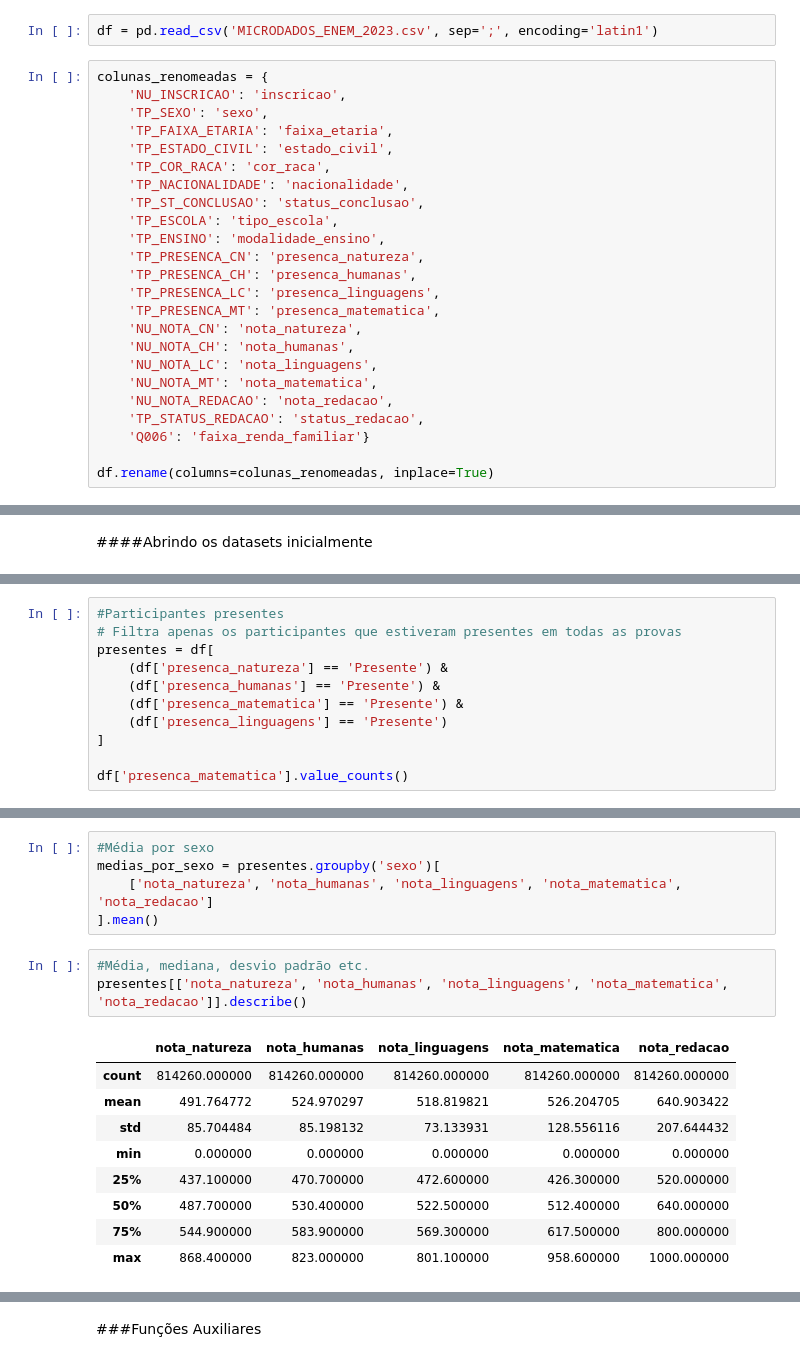
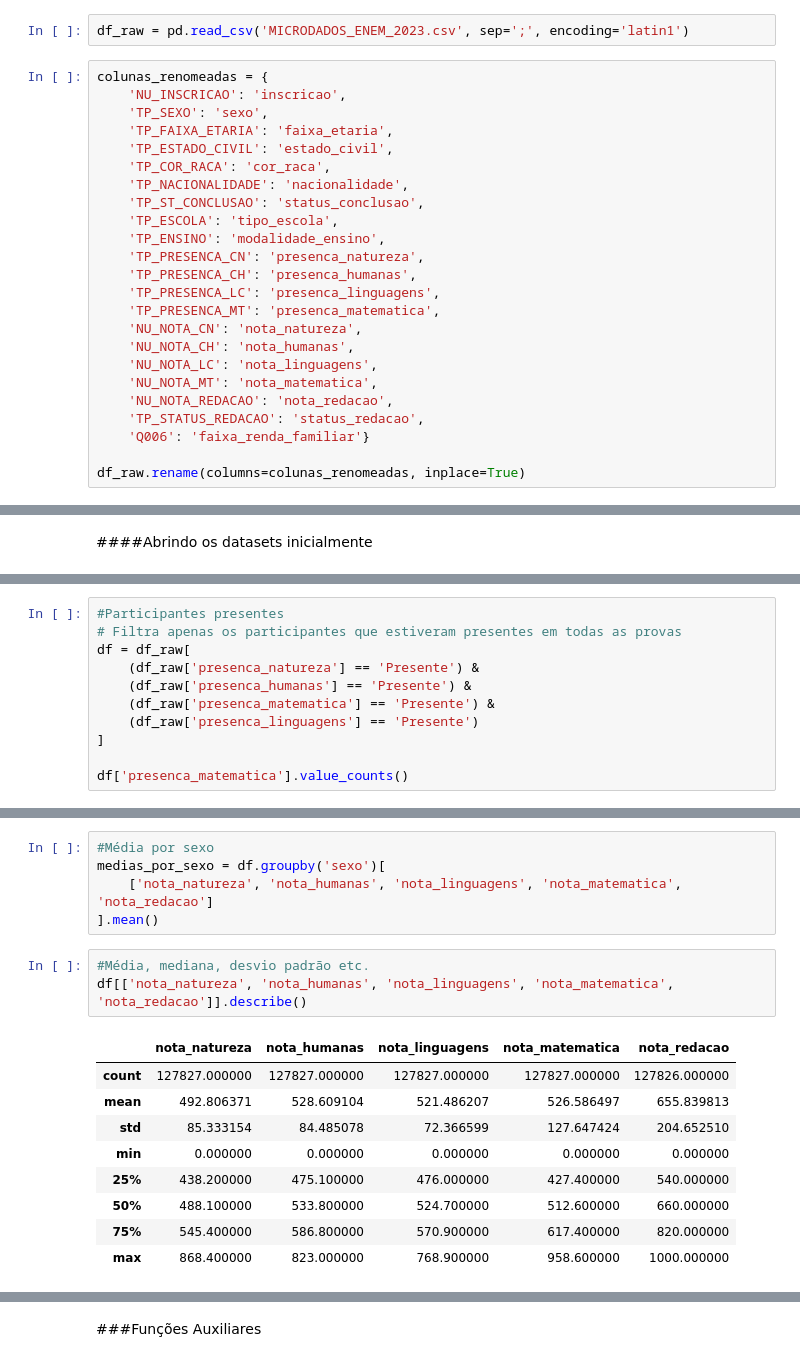
Before and after one commit to 4lbanes/GEIA-25.1, a Jupyter notebook: src/Enem2023_Analise/Trabalho_Final_GEIA_Erich.ipynb, the cells around one changed output, grey strips where cells are left out. Drawn from its saved outputs; the diff is of its cells as text.

```diff
--- a/src/Enem2023_Analise/Trabalho_Final_GEIA_Erich.ipynb
+++ b/src/Enem2023_Analise/Trabalho_Final_GEIA_Erich.ipynb
@@ -32,7 +34,7 @@ import matplotlib.pyplot as plt
 # %% [markdown]
 ####Leitura dos dados
 # %%
-df = pd.read_csv('MICRODADOS_ENEM_2023.csv', sep=';', encoding='latin1')
+df_raw = pd.read_csv('MICRODADOS_ENEM_2023.csv', sep=';', encoding='latin1')
 # %%
 colunas_renomeadas = {
     'NU_INSCRICAO': 'inscricao',
@@ -56,4 +58,4 @@ colunas_renomeadas = {
     'TP_STATUS_REDACAO': 'status_redacao',
     'Q006': 'faixa_renda_familiar'}
 
-df.rename(columns=colunas_renomeadas, inplace=True)
+df_raw.rename(columns=colunas_renomeadas, inplace=True)
@@ -114,11 +144,11 @@ df.columns.tolist()
 # %%
 #Participantes presentes
 # Filtra apenas os participantes que estiveram presentes em todas as provas
-presentes = df[
-    (df['presenca_natureza'] == 'Presente') &
-    (df['presenca_humanas'] == 'Presente') &
-    (df['presenca_matematica'] == 'Presente') &
-    (df['presenca_linguagens'] == 'Presente')
+df = df_raw[
+    (df_raw['presenca_natureza'] == 'Presente') &
+    (df_raw['presenca_humanas'] == 'Presente') &
+    (df_raw['presenca_matematica'] == 'Presente') &
+    (df_raw['presenca_linguagens'] == 'Presente')
 ]
 
 df['presenca_matematica'].value_counts()
@@ -134,20 +173,20 @@ KeyError: "['nota_lingugens'] not in index"
 # %%
 #Média por sexo
-medias_por_sexo = presentes.groupby('sexo')[
+medias_por_sexo = df.groupby('sexo')[
     ['nota_natureza', 'nota_humanas', 'nota_linguagens', 'nota_matematica', 'nota_redacao']
 ].mean()
 # %%
 #Média, mediana, desvio padrão etc.
-presentes[['nota_natureza', 'nota_humanas', 'nota_linguagens', 'nota_matematica', 'nota_redacao']].describe()
+df[['nota_natureza', 'nota_humanas', 'nota_linguagens', 'nota_matematica', 'nota_redacao']].describe()
 # %% [output]
 |  | nota_natureza | nota_humanas | nota_linguagens | nota_matematica | nota_redacao |
-| count | 814260.000000 | 814260.000000 | 814260.000000 | 814260.000000 | 814260.000000 |
-| mean | 491.764772 | 524.970297 | 518.819821 | 526.204705 | 640.903422 |
-| std | 85.704484 | 85.198132 | 73.133931 | 128.556116 | 207.644432 |
+| count | 127827.000000 | 127827.000000 | 127827.000000 | 127827.000000 | 127826.000000 |
+| mean | 492.806371 | 528.609104 | 521.486207 | 526.586497 | 655.839813 |
+| std | 85.333154 | 84.485078 | 72.366599 | 127.647424 | 204.652510 |
 | min | 0.000000 | 0.000000 | 0.000000 | 0.000000 | 0.000000 |
-| 25% | 437.100000 | 470.700000 | 472.600000 | 426.300000 | 520.000000 |
-| 50% | 487.700000 | 530.400000 | 522.500000 | 512.400000 | 640.000000 |
-| 75% | 544.900000 | 583.900000 | 569.300000 | 617.500000 | 800.000000 |
-| max | 868.400000 | 823.000000 | 801.100000 | 958.600000 | 1000.000000 |
+| 25% | 438.200000 | 475.100000 | 476.000000 | 427.400000 | 540.000000 |
+| 50% | 488.100000 | 533.800000 | 524.700000 | 512.600000 | 660.000000 |
+| 75% | 545.400000 | 586.800000 | 570.900000 | 617.400000 | 820.000000 |
+| max | 868.400000 | 823.000000 | 768.900000 | 958.600000 | 1000.000000 |
 # %%
 #Média geral das notas
```
Also changed, not shown: parts of 27 cells of this notebook.
